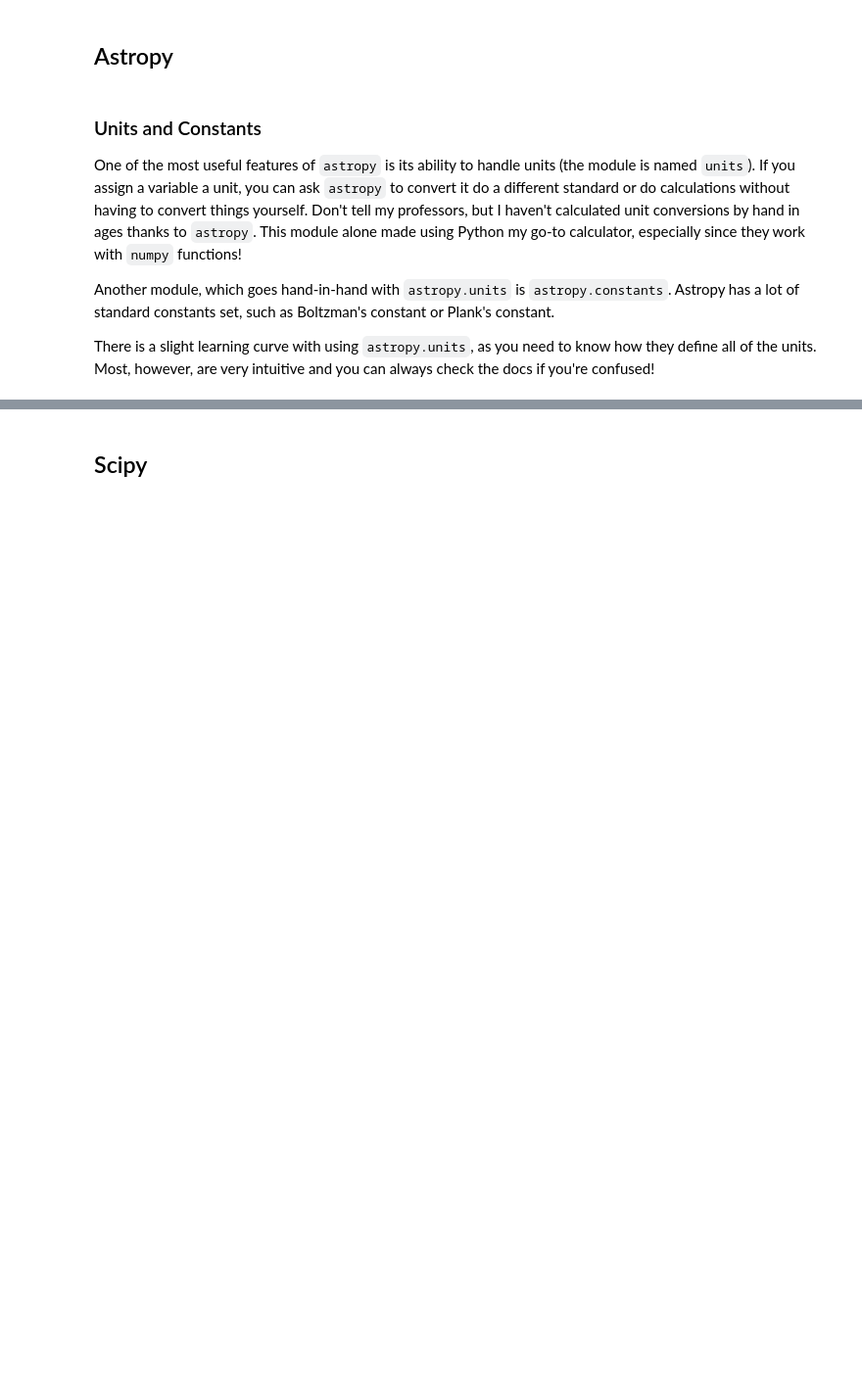
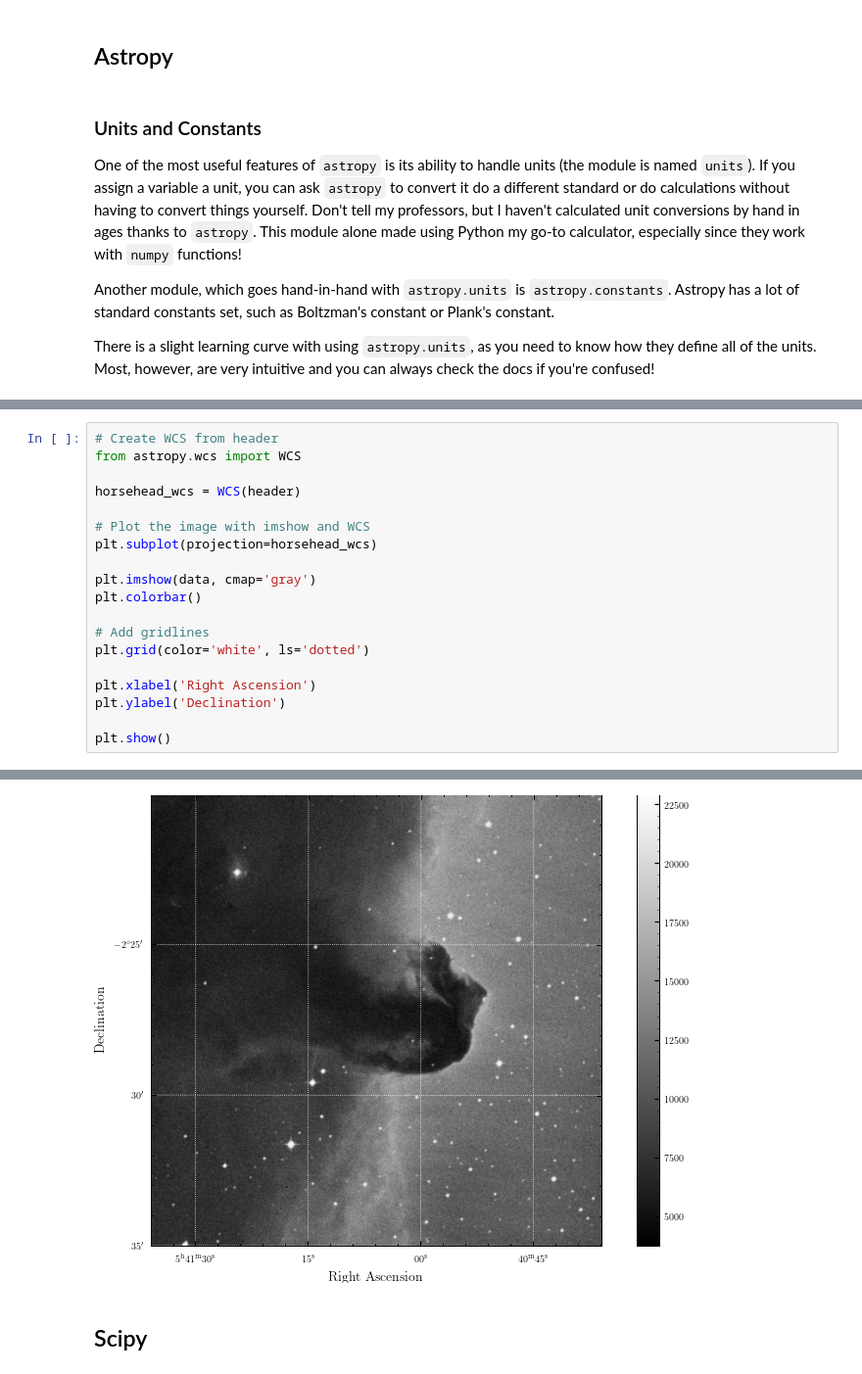
Before and after one commit to Shockblack/Python_Bootcamp, a Jupyter notebook: code/Session02/exercise03.ipynb, the cells around one changed output, grey strips where cells are left out. Shown: that part at 98% size. Drawn from its saved outputs; the diff is of its cells as text; blank space fills up the shorter version.

```diff
--- a/code/Session02/exercise03.ipynb
+++ b/code/Session02/exercise03.ipynb
@@ -129,0 +301,20 @@ print(length.to(u.cm))
+# %%
+# Create WCS from header
+from astropy.wcs import WCS
+
+horsehead_wcs = WCS(header)
+
+# Plot the image with imshow and WCS
+plt.subplot(projection=horsehead_wcs)
+
+plt.imshow(data, cmap='gray')
+plt.colorbar()
+
+# Add gridlines
+plt.grid(color='white', ls='dotted')
+
+plt.xlabel('Right Ascension')
+plt.ylabel('Declination')
+
+plt.show()
+# %% [output]
@@ -130,2 +322,3 @@ print(length.to(u.cm))
+[figure, added]
 # %% [markdown]
 ## Scipy
```
Also changed, not shown: parts of 27 cells of this notebook.
